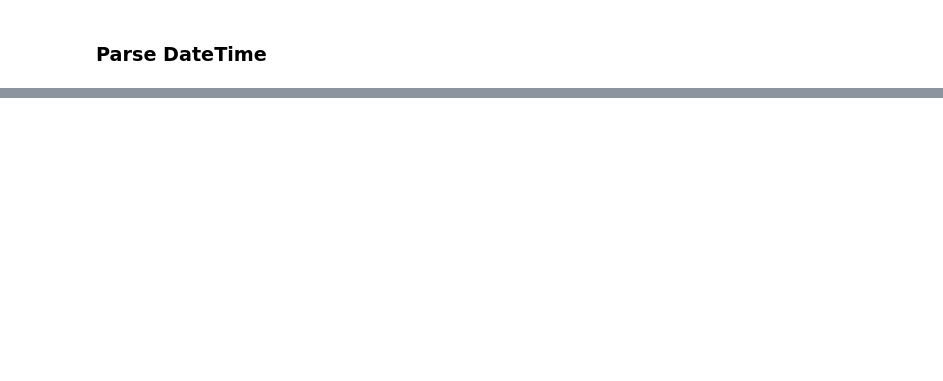
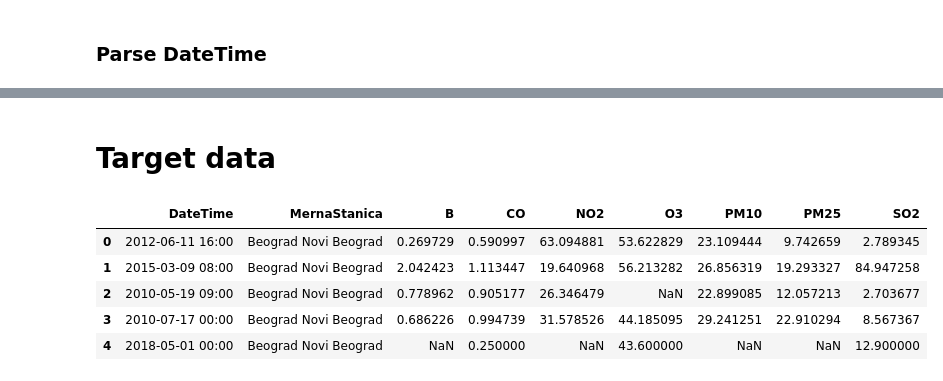
Before and after one commit to basicskill/matf-hackathon, a Jupyter notebook: Data Visualization.ipynb, the cells around one changed output, grey strips where cells are left out. Cells and saved outputs as stored; diff of their text form; code cells hidden in the pictures; blank space fills up the shorter version.

```diff
--- a/Data Visualization.ipynb
+++ b/Data Visualization.ipynb
@@ -27,0 +73,16 @@ clean_data["min"] = data_frame["DateTime"].astype(str).str[14:].astype(int)
+# %% [markdown]
+# Target data
+# %%
+target_df = pd.read_csv("MATF_Hackathon_2021/SviPodaci_mStanica_BeogradNBG.csv")
+clean_target = pd.DataFrame()
+
+target_df = target_df.rename(columns={"Datum_i_Vreme": "DateTime"})
+
+target_df.head()
+# %% [output]
+|  | DateTime | MernaStanica | B | CO | NO2 | O3 | PM10 | PM25 | SO2 |
+| 0 | 2012-06-11 16:00 | Beograd Novi Beograd | 0.269729 | 0.590997 | 63.094881 | 53.622829 | 23.109444 | 9.742659 | 2.789345 |
+| 1 | 2015-03-09 08:00 | Beograd Novi Beograd | 2.042423 | 1.113447 | 19.640968 | 56.213282 | 26.856319 | 19.293327 | 84.947258 |
+| 2 | 2010-05-19 09:00 | Beograd Novi Beograd | 0.778962 | 0.905177 | 26.346479 | NaN | 22.899085 | 12.057213 | 2.703677 |
+| 3 | 2010-07-17 00:00 | Beograd Novi Beograd | 0.686226 | 0.994739 | 31.578526 | 44.185095 | 29.241251 | 22.910294 | 8.567367 |
+| 4 | 2018-05-01 00:00 | Beograd Novi Beograd | NaN | 0.250000 | NaN | 43.600000 | NaN | NaN | 12.900000 |
```
Also changed, not shown: parts of 11 cells of this notebook.
